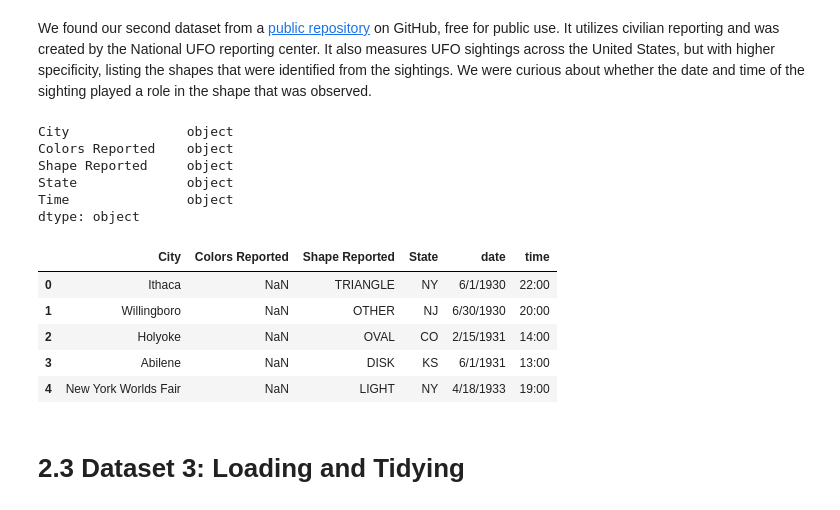
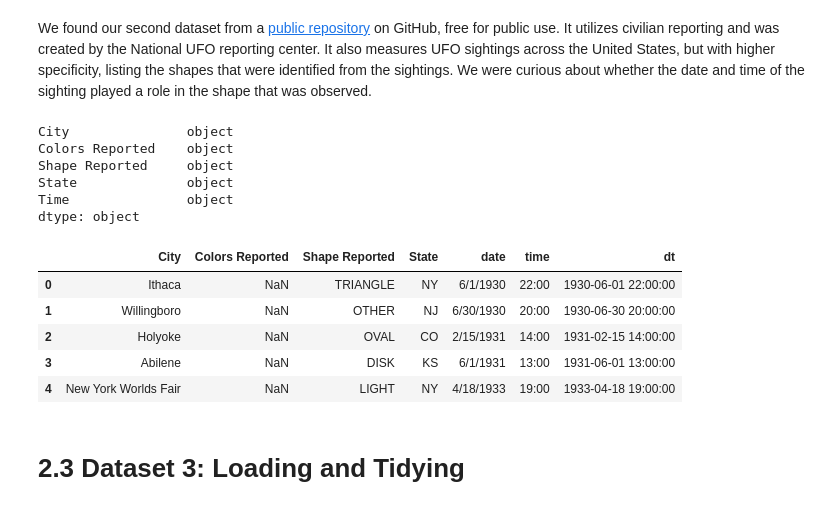
Before and after one commit to matkins8943/matkins8943.github.io, a Jupyter notebook: Final_Project.ipynb, the cells around one changed output. Saved outputs shown, nothing was run; the diff lists cells and outputs as text; code cells hidden in the pictures.

```diff
--- a/Final_Project.ipynb
+++ b/Final_Project.ipynb
@@ -78,30 +96,60 @@ We found our second dataset from a [public repository](https://github.com/syamka
 # %%
 #reads the file and replaces "None" text with NaN (missing values)
 df2 = pd.read_csv('https://bit.ly/uforeports')
 df2 = df2.replace("None", np.nan)
 
 #data types
 print(df2.dtypes)
 
 #split the date and time into separate columns (tidy data: one variable per column)
 df2[['date', 'time']] = df2['Time'].str.split(' ', n=1, expand=True)
 #drop the original "Time" column because it still contains both values
 df2 = df2.drop(columns=['Time'])
 
+#convert time to a real object, removing rows that do not have a shape or date
+df2["dt"] = pd.to_datetime(df2["date"].astype(str) + " " + df2["time"].astype(str),
+                           format="%m/%d/%Y %H:%M", errors="coerce")
+t = df2.dropna(subset=['dt', 'Shape Reported']).copy()
+
+#converting the time of day to a number for the y-axis
+t["hour"] = t["dt"].dt.hour + t["dt"].dt.minute / 60
+t['hour_int'] = t['dt'].dt.hour
+
+#doesn't include early years because of scarce data and keeps top 7 shapes
+top = t["Shape Reported"].value_counts().head(7).index
+t = t[t["Shape Reported"].isin(top) & (t["dt"].dt.year >= 1990)].copy()
+#changing "shape_group" to "Shape Reported" for cleaner look
+t["shape_group"] = t["Shape Reported"]
+#keeps 7 most common shapes
+top = t["Shape Reported"].value_counts().head(7).index
+# Extract the year from the datetime column 'dt'
+t['year'] = t['dt'].dt.year
+
+def time_bucket(h):
+    if h >= 20 or h < 5:  return 'Night (8PM-4AM)'
+    if h < 12:            return 'Morning (5AM-11AM)'
+    if h < 17:            return 'Afternoon (12PM-4PM)'
+    return 'Evening (5PM-7PM)'
+
+t['time_of_day'] = t['hour_int'].apply(time_bucket)
+
+#time of day ordering
+order = ['Morning (5AM-11AM)', 'Afternoon (12PM-4PM)', 'Evening (5PM-7PM)', 'Night (8PM-4AM)']
+
 display(df2.head())
 # %% [output]
 City               object
 Colors Reported    object
 Shape Reported     object
 State              object
 Time               object
 dtype: object
-|  | City | Colors Reported | Shape Reported | State | date | time |
-| 0 | Ithaca | NaN | TRIANGLE | NY | 6/1/1930 | 22:00 |
-| 1 | Willingboro | NaN | OTHER | NJ | 6/30/1930 | 20:00 |
-| 2 | Holyoke | NaN | OVAL | CO | 2/15/1931 | 14:00 |
-| 3 | Abilene | NaN | DISK | KS | 6/1/1931 | 13:00 |
-| 4 | New York Worlds Fair | NaN | LIGHT | NY | 4/18/1933 | 19:00 |
+|  | City | Colors Reported | Shape Reported | State | date | time | dt |
+| 0 | Ithaca | NaN | TRIANGLE | NY | 6/1/1930 | 22:00 | 1930-06-01 22:00:00 |
+| 1 | Willingboro | NaN | OTHER | NJ | 6/30/1930 | 20:00 | 1930-06-30 20:00:00 |
+| 2 | Holyoke | NaN | OVAL | CO | 2/15/1931 | 14:00 | 1931-02-15 14:00:00 |
+| 3 | Abilene | NaN | DISK | KS | 6/1/1931 | 13:00 | 1931-06-01 13:00:00 |
+| 4 | New York Worlds Fair | NaN | LIGHT | NY | 4/18/1933 | 19:00 | 1933-04-18 19:00:00 |
 # %% [markdown]
 # **2.3 Dataset 3: Loading and Tidying**
 # %% [markdown]
```
Also changed, not shown: parts of 20 cells of this notebook.
